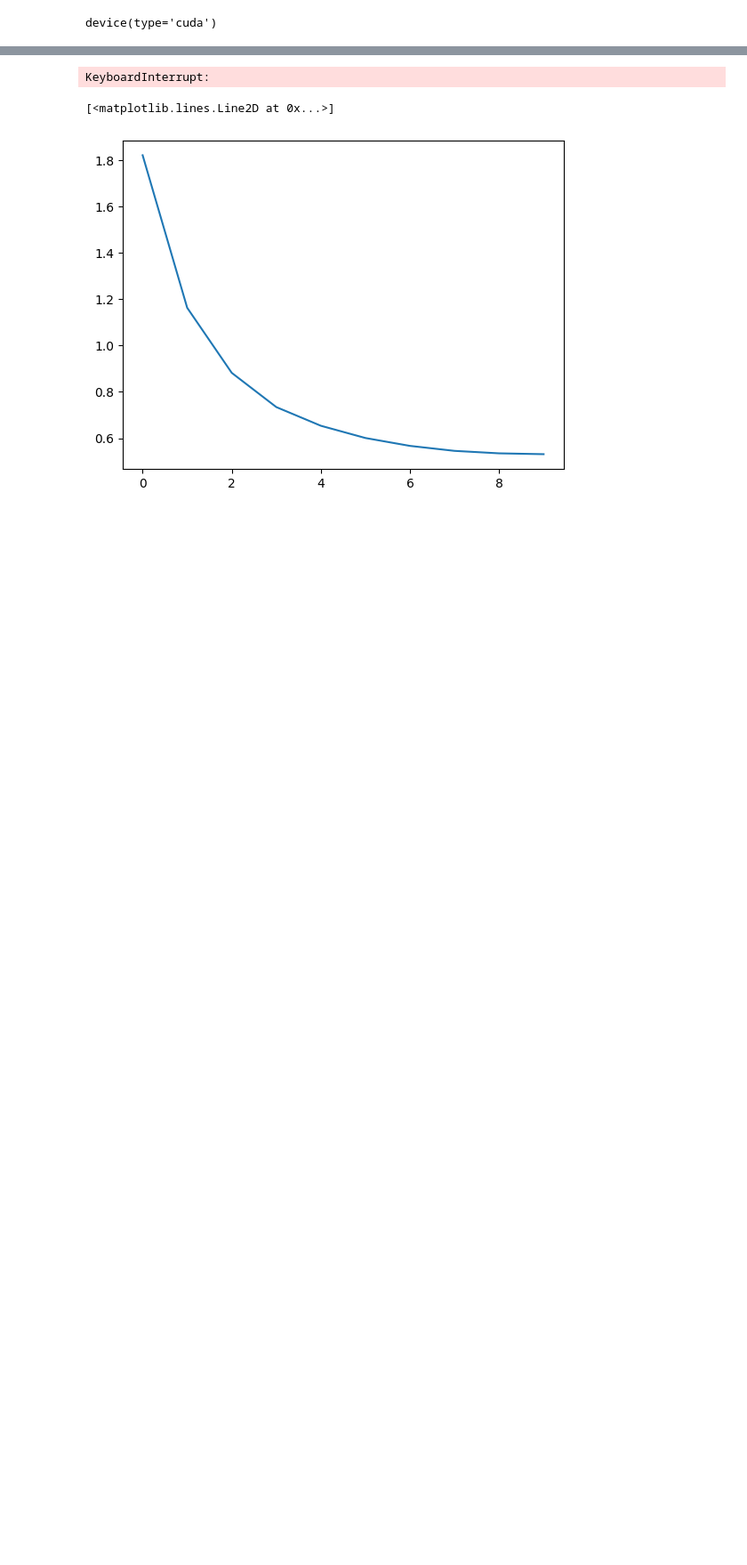
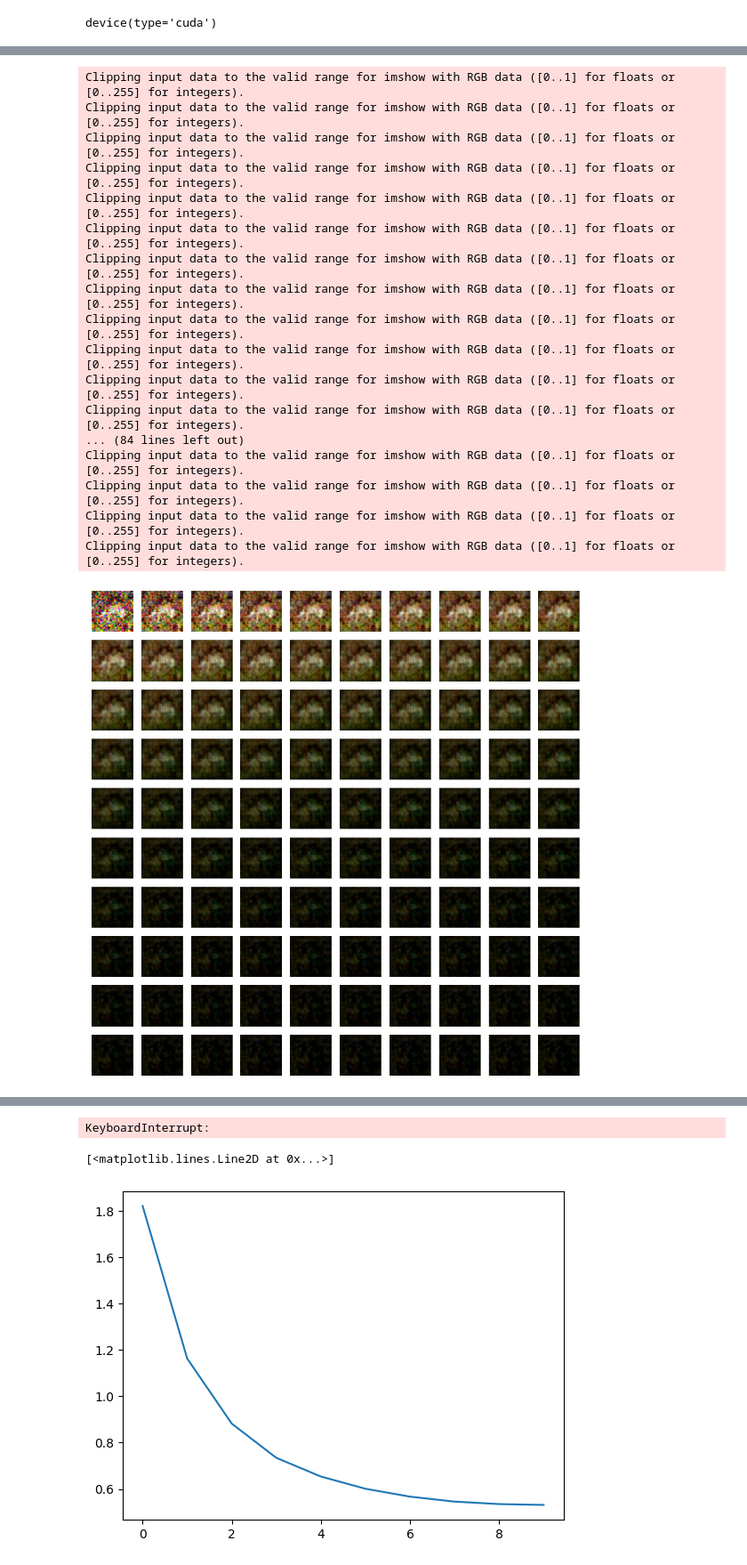
Before and after one commit to joeagriffith/pclib, a Jupyter notebook: examples/mnist/conv_iPC/unsupervised.ipynb, the cells around one changed output, grey strips where cells are left out. Shown at 89% size. Drawn from its saved outputs; the diff is of its cells as text; code cells hidden in the pictures; blank space fills up the shorter version.

```diff
--- a/examples/mnist/conv_iPC/unsupervised.ipynb
+++ b/examples/mnist/conv_iPC/unsupervised.ipynb
@@ -249,7 +224,7 @@ model = ConvClassifierUs(
     steps=20,
     gamma=0.2,
     x_decay=0.0,
-    has_memory_vec=True,
+    has_top=True,
 ).to(device)
 stats = {
     'epoch': 0,
@@ -305,0 +279,56 @@ plt.show()
+# %%
+model.eval()
+og = train_dataset.images[0].clone().unsqueeze(0)
+x = og.clone() + torch.randn_like(og) * 0.3
+# x[torch.rand_like(x) > 0.7] = 0.0
+# errs = [F.mse_loss(x, og).item()]
+vfes = []
+errs = []
+
+
+# Plot the first 1st digit after multiple steps
+fig, axes = plt.subplots(10, 10, figsize=(10, 10))
+for i, ax in enumerate(axes):
+    for j, ax2 in enumerate(ax):
+        img = x.cpu().squeeze(0).permute(1, 2, 0).detach()
+        # img = (F.normalize(x.cpu(), 1).reshape(28,28).detach() - F.normalize(og.cpu(), 1).reshape(28,28).detach()).abs()
+        ax2.imshow(img)
+        x, state = model.reconstruct(x, steps=50)
+        errs.append(F.mse_loss(F.normalize(x), F.normalize(og)).item())
+        # errs.append(F.mse_loss(x, og).item())
+        vfes.append(model.vfe(state).item())
+        ax2.axis('off')
+
+plt.show()
+
+print('Final MSE: ', errs[-1])
+print('Final VFE: ', vfes[-1])
+print('Min MSE: ', min(errs))
+print('Min VFE: ', min(vfes))
+# Plot MSE and VFE, VFE logarithmically
+fig, axes = plt.subplots(1, 2, figsize=(10, 5))
+axes[0].plot(errs)
+axes[0].set_title('MSE')
+axes[1].plot(vfes)
+axes[1].set_yscale('log')
+axes[1].set_title('VFE')
+plt.show()
+# %% [output]
+Clipping input data to the valid range for imshow with RGB data ([0..1] for floats or [0..255] for integers).
+Clipping input data to the valid range for imshow with RGB data ([0..1] for floats or [0..255] for integers).
+Clipping input data to the valid range for imshow with RGB data ([0..1] for floats or [0..255] for integers).
+Clipping input data to the valid range for imshow with RGB data ([0..1] for floats or [0..255] for integers).
+Clipping input data to the valid range for imshow with RGB data ([0..1] for floats or [0..255] for integers).
+Clipping input data to the valid range for imshow with RGB data ([0..1] for floats or [0..255] for integers).
+Clipping input data to the valid range for imshow with RGB data ([0..1] for floats or [0..255] for integers).
+Clipping input data to the valid range for imshow with RGB data ([0..1] for floats or [0..255] for integers).
+Clipping input data to the valid range for imshow with RGB data ([0..1] for floats or [0..255] for integers).
+Clipping input data to the valid range for imshow with RGB data ([0..1] for floats or [0..255] for integers).
+Clipping input data to the valid range for imshow with RGB data ([0..1] for floats or [0..255] for integers).
+Clipping input data to the valid range for imshow with RGB data ([0..1] for floats or [0..255] for integers).
+... (84 lines left out)
+Clipping input data to the valid range for imshow with RGB data ([0..1] for floats or [0..255] for integers).
+Clipping input data to the valid range for imshow with RGB data ([0..1] for floats or [0..255] for integers).
+Clipping input data to the valid range for imshow with RGB data ([0..1] for floats or [0..255] for integers).
+Clipping input data to the valid range for imshow with RGB data ([0..1] for floats or [0..255] for integers).
+[figure, added]
```
Also changed, not shown: parts of 9 cells of this notebook, 8 other files.
